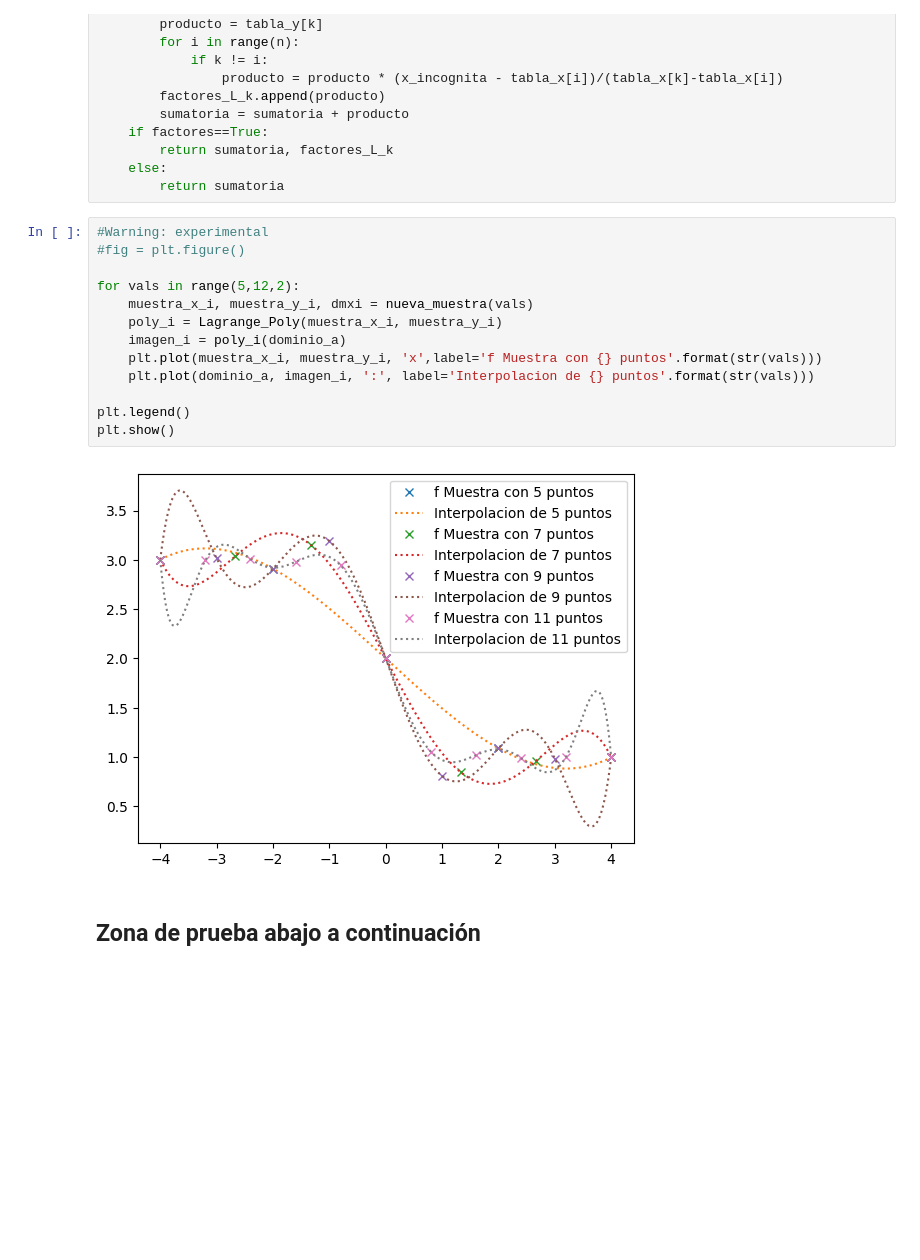
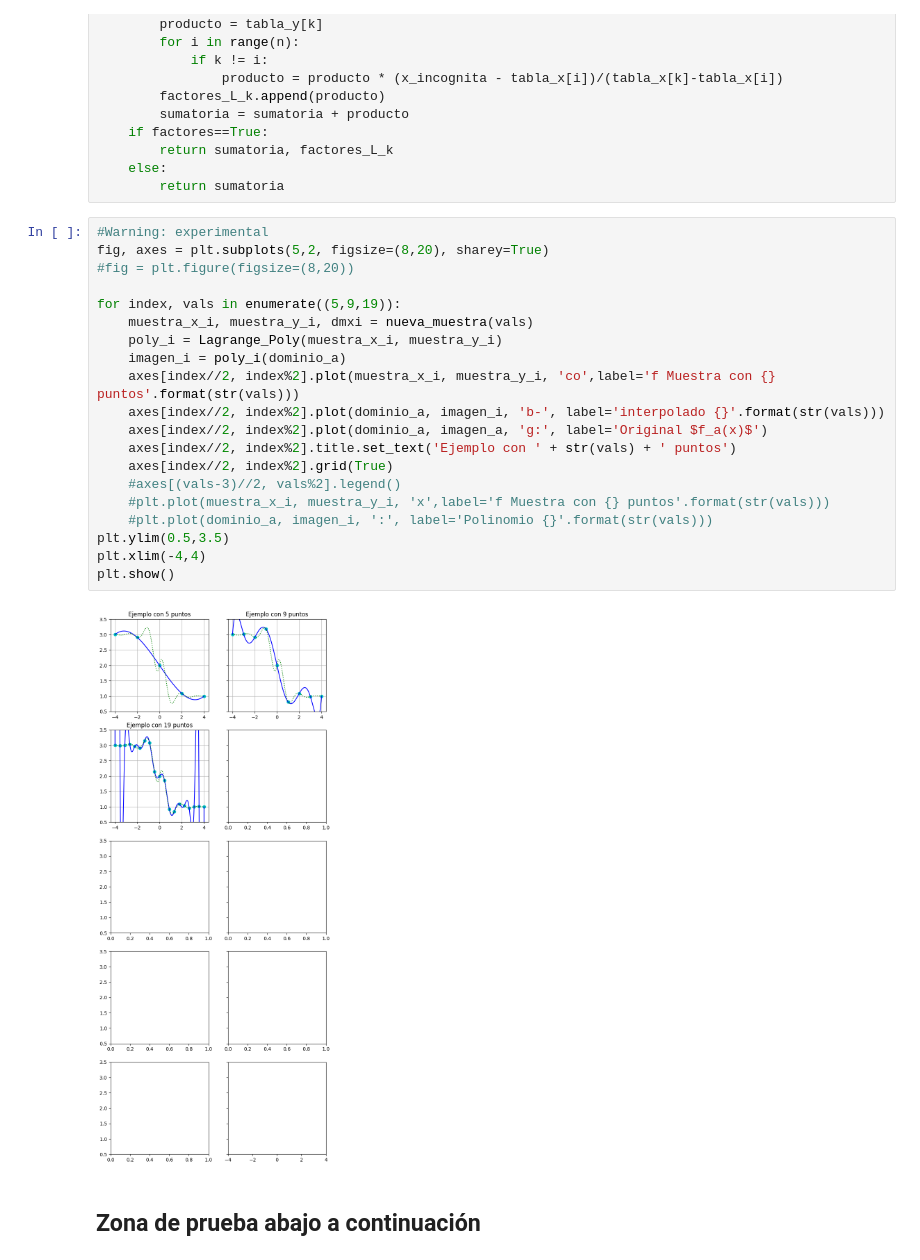
Before and after one commit to hilelmshalom/informe-interpolacion-MNyO-G6-TP1, a Jupyter notebook: ejercicio_1.ipynb, the cells around one changed output. Saved outputs shown, nothing was run; the diff lists cells and outputs as text; blank space fills up the shorter version.

Commit message:
dev:lagrange graficable para varios posibles puntos equidistantes

```diff
--- a/ejercicio_1.ipynb
+++ b/ejercicio_1.ipynb
@@ -43,19 +43,26 @@ def Lagrange_Poly(tabla_x, tabla_y, factores=False)-> poly:
         return sumatoria
 # %%
 #Warning: experimental
-#fig = plt.figure()
+fig, axes = plt.subplots(5,2, figsize=(8,20), sharey=True)
+#fig = plt.figure(figsize=(8,20))
 
-for vals in range(5,12,2):
+for index, vals in enumerate((5,9,19)):
     muestra_x_i, muestra_y_i, dmxi = nueva_muestra(vals)
     poly_i = Lagrange_Poly(muestra_x_i, muestra_y_i)
     imagen_i = poly_i(dominio_a)
-    plt.plot(muestra_x_i, muestra_y_i, 'x',label='f Muestra con {} puntos'.format(str(vals)))
-    plt.plot(dominio_a, imagen_i, ':', label='Interpolacion de {} puntos'.format(str(vals)))
-
-plt.legend()
+    axes[index//2, index%2].plot(muestra_x_i, muestra_y_i, 'co',label='f Muestra con {} puntos'.format(str(vals)))
+    axes[index//2, index%2].plot(dominio_a, imagen_i, 'b-', label='interpolado {}'.format(str(vals)))
+    axes[index//2, index%2].plot(dominio_a, imagen_a, 'g:', label='Original $f_a(x)$')
+    axes[index//2, index%2].title.set_text('Ejemplo con ' + str(vals) + ' puntos')
+    axes[index//2, index%2].grid(True)
+    #axes[(vals-3)//2, vals%2].legend()
+    #plt.plot(muestra_x_i, muestra_y_i, 'x',label='f Muestra con {} puntos'.format(str(vals)))
+    #plt.plot(dominio_a, imagen_i, ':', label='Polinomio {}'.format(str(vals)))
+plt.ylim(0.5,3.5)
+plt.xlim(-4,4)
 plt.show()
 # %% [output]
-[figure, old version]
+[figure, new version]
 # %% [markdown]
 ## Zona de prueba abajo a continuación
 # %%
```
Also changed, not shown: parts of 3 cells of this notebook.
